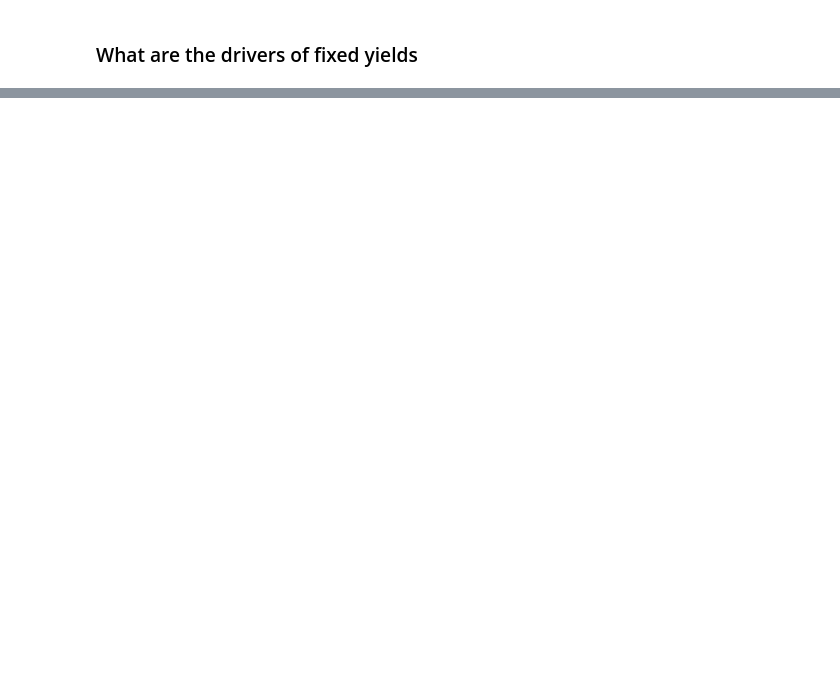
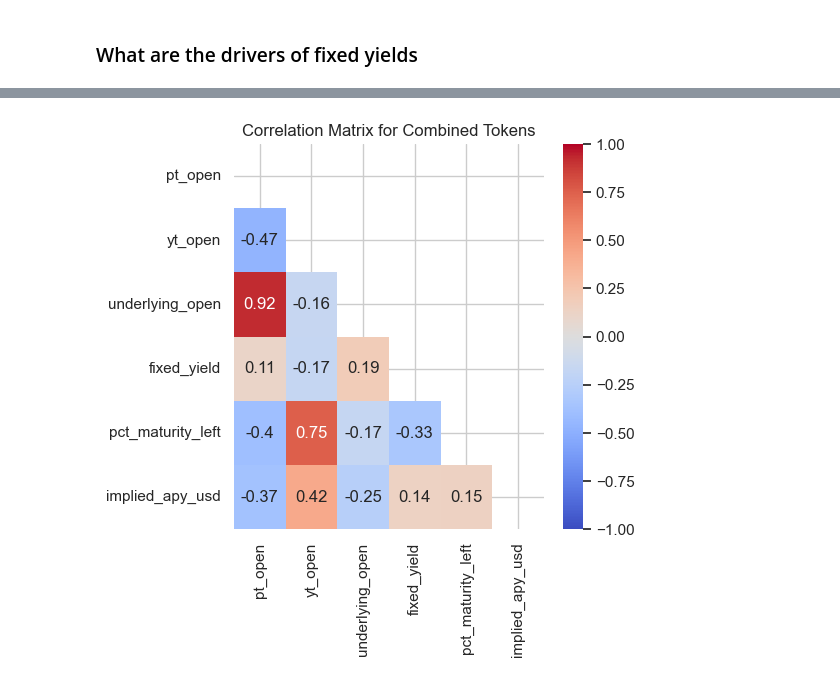
Before and after one commit to farischaudhry/pendle-analysis, a Jupyter notebook: lrt-analysis.ipynb, the cells around one changed output, grey strips where cells are left out. Drawn from its saved outputs; the diff is of its cells as text; code cells hidden in the pictures; blank space fills up the shorter version.

Commit message:
lrt analysis q1

```diff
--- a/lrt-analysis.ipynb
+++ b/lrt-analysis.ipynb
@@ -135,0 +149,81 @@ etherfi_combined_df
+# %%
+from sklearn.decomposition import PCA
+from sklearn.preprocessing import StandardScaler
+from sklearn.impute import SimpleImputer
+
+# Load the data for all tokens and maturities
+tokens = {
+    'etherfi_eETH': [etherfi_eETH_jun_df, etherfi_eETH_sep_df, etherfi_eETH_dec_df],
+    'zircuit_eETH': [zircuit_eETH_jun_df],
+    'ezETH': [ezETH_sep_df, ezETH_dec_df],
+    'pufETH': [pufETH_jun_df, pufETH_sep_df],
+    'uniETH': [uniETH_jun_df, uniETH_sep_df]
+}
+
+categories = ['pt_open', 'yt_open', 'underlying_open', 'fixed_yield', 'pct_maturity_left', 'implied_apy_usd']
+
+# Combine data from all tokens for correlation and PCA
+combined_df = pd.concat([df.assign(token=token, maturity=maturity)
+                         for token, dfs in tokens.items()
+                         for maturity, df in zip(['Jun', 'Sep', 'Dec'], dfs)])
+
+# Ensure that we have date_ordinal for PCA
+combined_df['date_ordinal'] = combined_df.index.map(datetime.toordinal)
+
+# Check the combined dataframe
+print(combined_df.head())
+
+# Perform Correlation Analysis
+def plot_correlation_matrix(data, title):
+    correlation_matrix = data.corr()
+    mask = np.triu(np.ones_like(correlation_matrix, dtype=bool))
+    plt.figure(figsize=(5, 5))
+    sns.heatmap(correlation_matrix, annot=True, cmap='coolwarm', vmin=-1, vmax=1, mask=mask)
+    plt.title(title)
+    plt.show()
+
+# Plot the overall correlation matrix
+plot_correlation_matrix(combined_df[categories], 'Correlation Matrix for Combined Tokens')
+
+# Plot correlation matrices for individual tokens and maturities
+for token, dfs in tokens.items():
+    for maturity, df in zip(['Jun', 'Sep', 'Dec'], dfs):
+        if not df.empty:
+            plot_correlation_matrix(df[categories],
+                                    f'Correlation Matrix for {token} {maturity}')
+
+# Handle NaN values by imputing with the mean
+imputer = SimpleImputer(strategy='mean')
+x = combined_df[categories].values
+x = imputer.fit_transform(x)
+
+# Standardize the data
+x = StandardScaler().fit_transform(x)
+
+# Perform PCA
+pca = PCA(n_components=2)
+principalComponents = pca.fit_transform(x)
+
+# Create a dataframe with principal components
+pca_df = pd.DataFrame(data=principalComponents, columns=['Principal Component 1', 'Principal Component 2'])
+
+# Reset indices to align properly for concatenation
+pca_df.reset_index(drop=True, inplace=True)
+combined_df.reset_index(drop=True, inplace=True)
+
+# Concatenate with the combined_df to include token and maturity information
+pca_df = pd.concat([pca_df, combined_df[['token', 'maturity']]], axis=1)
+
+# Plot PCA results
+plt.figure(figsize=(10, 6))
+sns.scatterplot(x='Principal Component 1', y='Principal Component 2', hue='token', style='maturity', data=pca_df)
+plt.title('PCA of Yield Token Data')
+plt.xlabel(f'Principal Component 1 ({pca.explained_variance_ratio_[0]*100:.2f}% variance)')
+plt.ylabel(f'Principal Component 2 ({pca.explained_variance_ratio_[1]*100:.2f}% variance)')
+plt.show()
+
+# Print explained variance ratios and components
+print("Explained variance ratio:", pca.explained_variance_ratio_)
+components_df = pd.DataFrame(pca.components_, columns=categories, index=['PC1', 'PC2'])
+components_df
+# %% [output]
@@ -135,0 +250 @@ etherfi_combined_df
+[figure, added]
```
Also changed, not shown: parts of 11 cells of this notebook, 22 other files.
